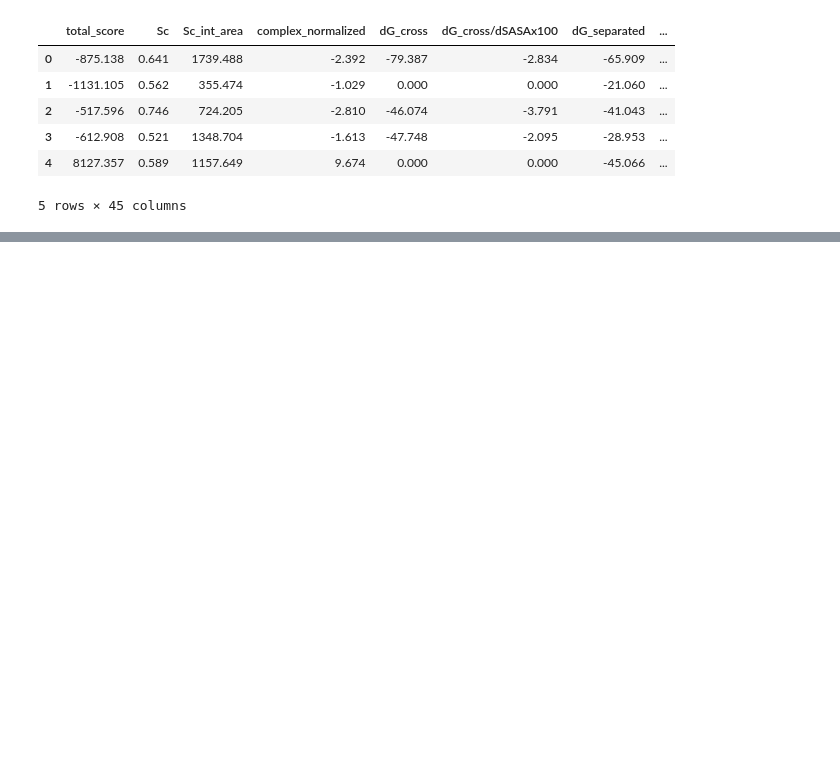
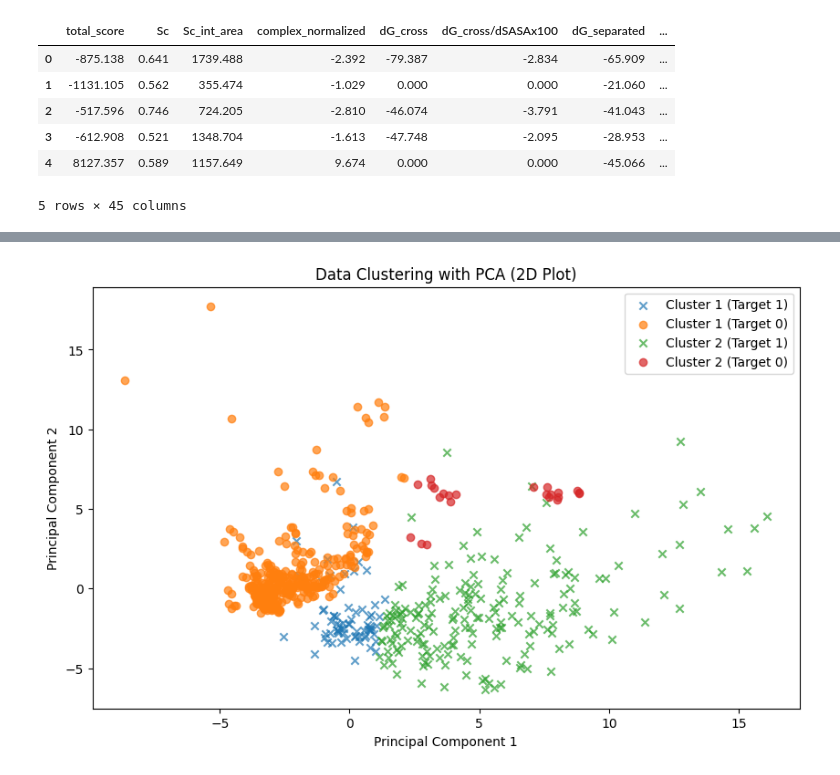
Before and after one commit to jcsn13/PPSUS, a Jupyter notebook: docking/example.ipynb, the cells around one changed output, grey strips where cells are left out. Cells and saved outputs as stored; diff of their text form; code cells hidden in the pictures; blank space fills up the shorter version.

Commit message:
Clustering files

```diff
--- a/docking/example.ipynb
+++ b/docking/example.ipynb
@@ -15,3 +17,97 @@ df.head()
 | 3 | -612.908 | 0.521 | 1348.704 | -1.613 | -47.748 | -2.095 | -28.953 | ... |
 | 4 | 8127.357 | 0.589 | 1157.649 | 9.674 | 0.000 | 0.000 | -45.066 | ... |
 5 rows × 45 columns
+# %%
+# Cleaning data
+description = df["description"].copy()
+df = df.drop(columns=["description", "yhh_planarity"])
+df.dropna(inplace=True)
+# %%
+import pandas as pd
+import numpy as np
+import matplotlib.pyplot as plt
+from mpl_toolkits.mplot3d import Axes3D
+from sklearn.cluster import KMeans
+from sklearn.decomposition import PCA
+from sklearn.preprocessing import StandardScaler
+from sklearn.metrics import silhouette_score
+
+def remove_outliers(df):
+    z_scores = pd.DataFrame((df - df.mean()) / df.std())
+
+    threshold = 3
+    df_no_outliers = df[(z_scores < threshold).all(axis=1)]
+
+    return df_no_outliers
+
+def cluster_and_plot(df, target_col):
+    df_no_outliers = remove_outliers(df)
+
+    X = df_no_outliers.drop(columns=[target_col])
+    y = df_no_outliers[target_col]
+
+    scaler = StandardScaler()
+    X_scaled = scaler.fit_transform(X)
+
+    silhouette_scores = []
+    k_range = range(2, 11)
+    for k in k_range:
+        kmeans = KMeans(n_clusters=k, random_state=42)
+        labels = kmeans.fit_predict(X_scaled)
+        score = silhouette_score(X_scaled, labels)
+        silhouette_scores.append(score)
+
+    best_k = np.argmax(silhouette_scores) + 2
+    print(f"Best number of clusters: {best_k}")
+
+    kmeans = KMeans(n_clusters=best_k, random_state=42)
+    labels = kmeans.fit_predict(X_scaled)
+
+    df["cluster"] = labels
+
+    pca = PCA(n_components=3)
+    components = pca.fit_transform(X_scaled)
+
+    plt.figure(figsize=(10, 6))
+    for cluster in range(best_k):
+        cluster_data = components[labels == cluster]
+        target_data = y[labels == cluster]
+
+        plt.scatter(cluster_data[target_data == 1, 0], cluster_data[target_data == 1, 1],
+                    marker='x', label=f"Cluster {cluster + 1} (Target 1)", alpha=0.7)
+        plt.scatter(cluster_data[target_data == 0, 0], cluster_data[target_data == 0, 1],
+                    marker='o', label=f"Cluster {cluster + 1} (Target 0)", alpha=0.7)
+
+    plt.xlabel('Principal Component 1')
+    plt.ylabel('Principal Component 2')
+    plt.title('Data Clustering with PCA (2D Plot)')
+    plt.legend()
+    plt.show()
+
+    fig = plt.figure(figsize=(10, 8))
+    ax = fig.add_subplot(111, projection='3d')
+
+    symbols = ['o', 's', 'd', 'x', '+', '*']
+    target_symbols = [symbols[val] for val in y]
+    cluster_symbols = [symbols[val % len(symbols)] for val in labels]
+
+    for cluster in range(best_k):
+        cluster_data = components[labels == cluster]
+        target_data = y[labels == cluster]
+
+        ax.scatter(cluster_data[target_data == 1, 0], cluster_data[target_data == 1, 1], cluster_data[target_data == 1, 2],
+                   marker='x', label=f"Cluster {cluster + 1} (Target 1)", alpha=0.7)
+        ax.scatter(cluster_data[target_data == 0, 0], cluster_data[target_data == 0, 1], cluster_data[target_data == 0, 2],
+                   marker='o', label=f"Cluster {cluster + 1} (Target 0)", alpha=0.7)
+
+    ax.set_xlabel('Principal Component 1')
+    ax.set_ylabel('Principal Component 2')
+    ax.set_zlabel('Principal Component 3')
+    ax.set_title('Data Clustering with PCA (3D Plot)')
+    ax.legend()
+    plt.show()
+
+
+
+cluster_and_plot(df, 'binding')
+# %% [output]
@@ -17,0 +115 @@ df.head()
+[figure, added]
```
Also changed, not shown: parts of 7 cells of this notebook, 2 other files.
